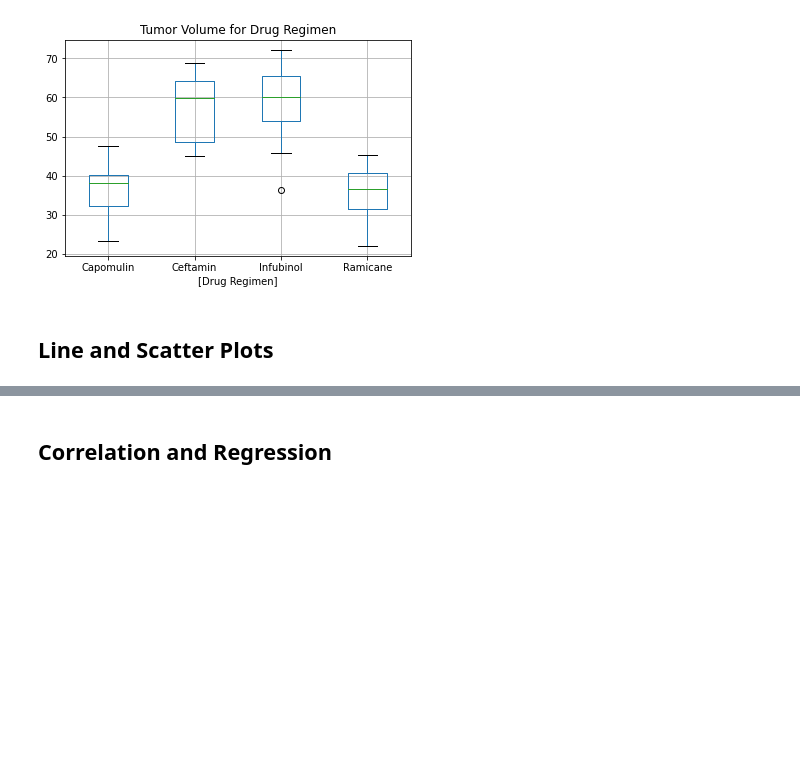
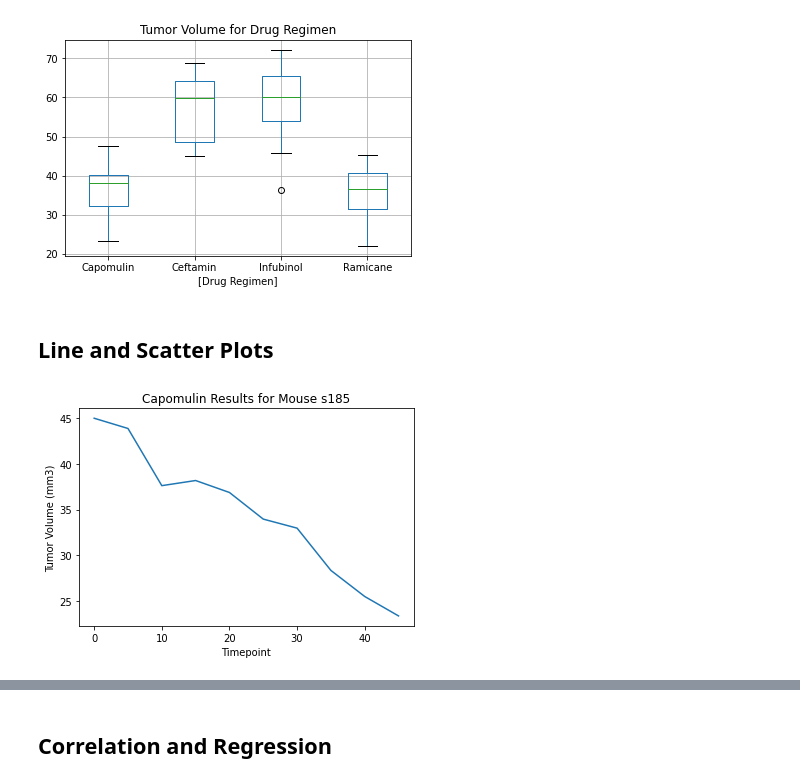
Before and after one commit to ClovisL/Analyzing-tumor-development, a Jupyter notebook: Pymaceuticals/pymaceuticals_starter.ipynb, the cells around one changed output, grey strips where cells are left out. Drawn from its saved outputs; the diff is of its cells as text; code cells hidden in the pictures; blank space fills up the shorter version.

Commit message:
line and scatter plots

```diff
--- a/Pymaceuticals/pymaceuticals_starter.ipynb
+++ b/Pymaceuticals/pymaceuticals_starter.ipynb
@@ -373,0 +370,17 @@ plt.show()
+# %%
+# Generate a line plot of tumor volume vs. time point for mouse s185 treated with Capomulin
+
+#change index to mouse ID
+capomulin_only = capomulin_only.set_index("Mouse ID")
+
+#remove other mouse IDs so only s185 shows
+s185 = capomulin_only.loc["s185"]
+
+#set the x-axis equal to the Timepoint and y-axis to Tumor Volume
+tumor_time_line = plt.plot(s185["Timepoint"], s185["Tumor Volume (mm3)"])
+plt.title("Capomulin Results for Mouse s185")
+plt.xlabel("Timepoint")
+plt.ylabel("Tumor Volume (mm3)")
+plt.show()
+# %% [output]
+[figure, added]
```
Also changed, not shown: parts of 4 cells of this notebook.
